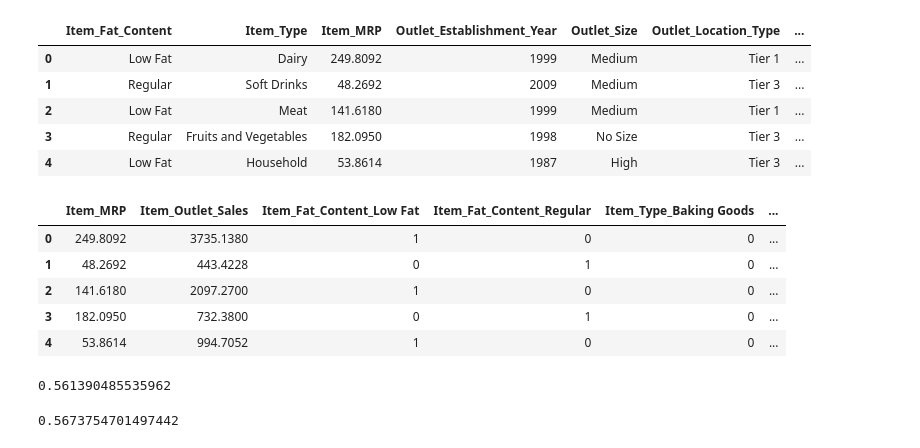
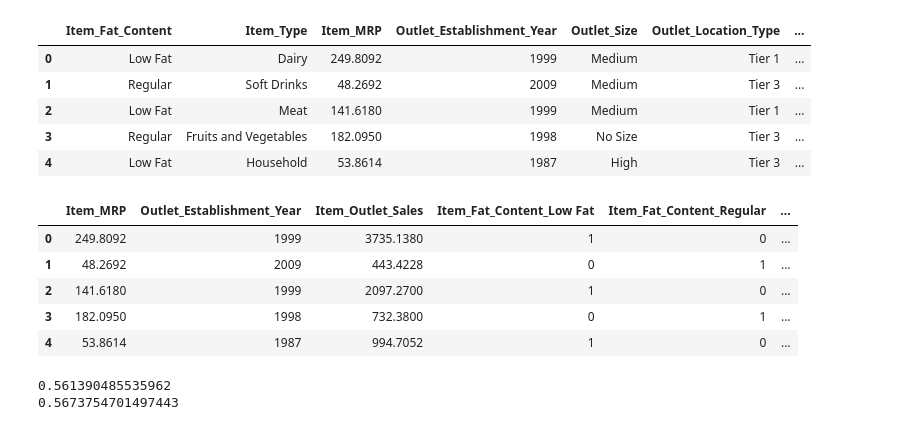
Before and after one commit to Drodricks0/Sales_Prediction, a Jupyter notebook: Project_1.ipynb, the cells around one changed output. Drawn from its saved outputs; the diff is of its cells as text; code cells hidden in the pictures.

```diff
--- a/Project_1.ipynb
+++ b/Project_1.ipynb
@@ -209,15 +226,15 @@ reg_df.head()
 | 3 | Regular | Fruits and Vegetables | 182.0950 | 1998 | No Size | Tier 3 | ... |
 | 4 | Low Fat | Household | 53.8614 | 1987 | High | Tier 3 | ... |
 # %%
-reg_df = pd.get_dummies(reg_df, columns = ['Item_Fat_Content','Item_Type','Outlet_Establishment_Year','Outlet_Size','Outlet_Location_Type','Outlet_Type'], drop_first = False)
+reg_df = pd.get_dummies(reg_df, columns = ['Item_Fat_Content','Item_Type','Outlet_Size','Outlet_Location_Type','Outlet_Type'], drop_first = False)
 reg_df.head()
 # %% [output]
-|  | Item_MRP | Item_Outlet_Sales | Item_Fat_Content_Low Fat | Item_Fat_Content_Regular | Item_Type_Baking Goods | ... |
-| 0 | 249.8092 | 3735.1380 | 1 | 0 | 0 | ... |
-| 1 | 48.2692 | 443.4228 | 0 | 1 | 0 | ... |
-| 2 | 141.6180 | 2097.2700 | 1 | 0 | 0 | ... |
-| 3 | 182.0950 | 732.3800 | 0 | 1 | 0 | ... |
-| 4 | 53.8614 | 994.7052 | 1 | 0 | 0 | ... |
+|  | Item_MRP | Outlet_Establishment_Year | Item_Outlet_Sales | Item_Fat_Content_Low Fat | Item_Fat_Content_Regular | ... |
+| 0 | 249.8092 | 1999 | 3735.1380 | 1 | 0 | ... |
+| 1 | 48.2692 | 2009 | 443.4228 | 0 | 1 | ... |
+| 2 | 141.6180 | 1999 | 2097.2700 | 1 | 0 | ... |
+| 3 | 182.0950 | 1998 | 732.3800 | 0 | 1 | ... |
+| 4 | 53.8614 | 1987 | 994.7052 | 1 | 0 | ... |
 # %%
 y = reg_df['Item_Outlet_Sales']
 X = reg_df.drop(columns ='Item_Outlet_Sales')
@@ -239,13 +256,11 @@ test_preds = reg.predict(X_test)
 
 train_score = reg.score(X_train,y_train)
 print(train_score)
+test_score = reg.score(X_test,y_test)                 #model 1 Linear Reg
+print(test_score)
 # %% [output]
 0.561390485535962
+0.5673754701497443
-# %%
-test_score = reg.score(X_test,y_test)
-print(test_score)
-# %% [output]
-0.5673754701497442
 # %%
 r2_score(y_test,test_preds)       # 57% of the data is represented by the true data set.
 # %% [output]
```
Also changed, not shown: parts of 38 cells of this notebook.
